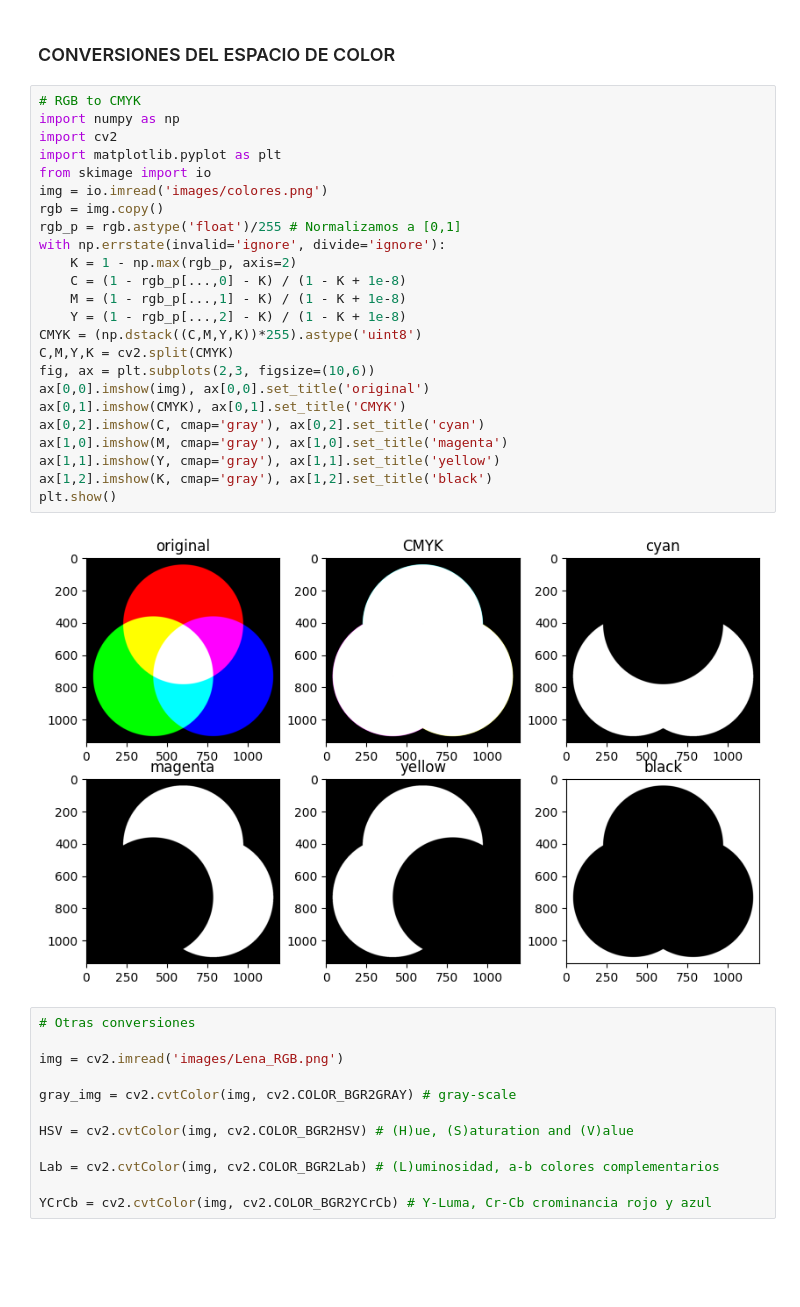
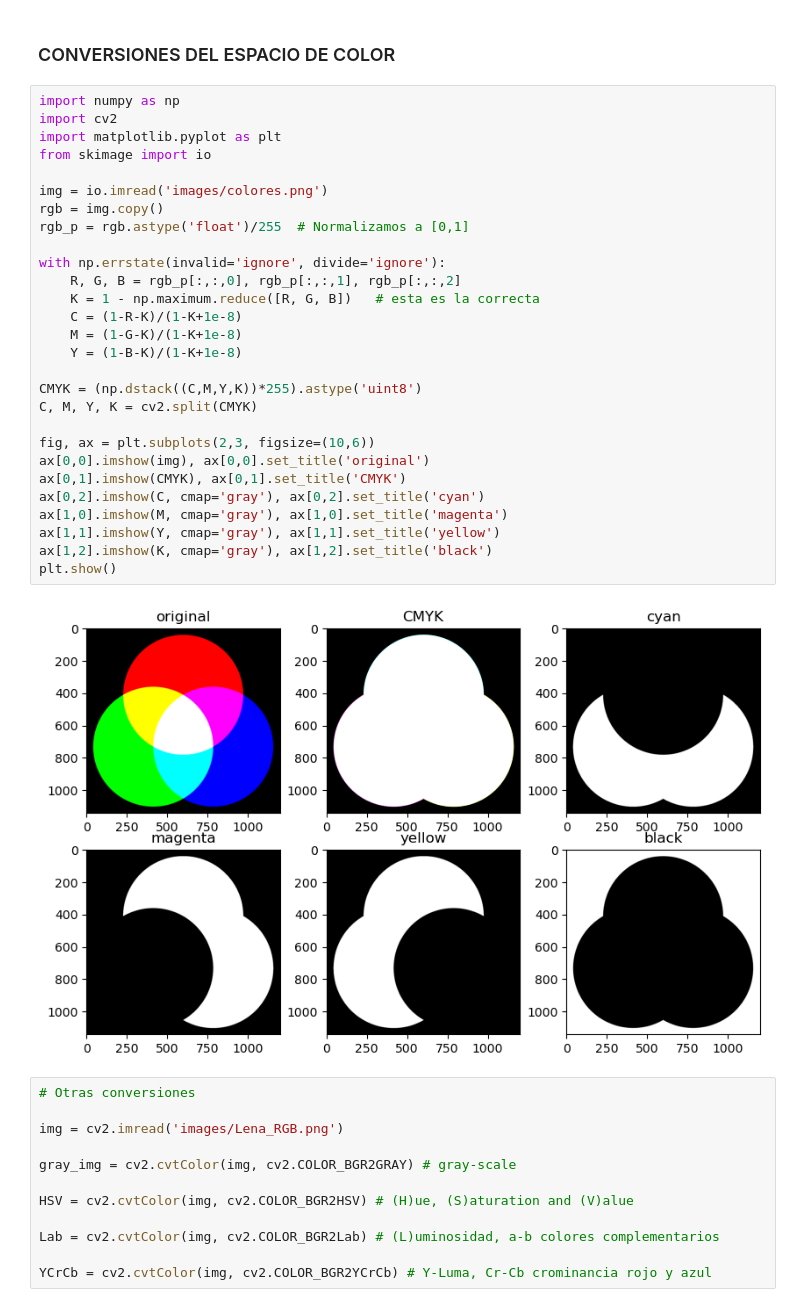
Before and after one commit to ALAN-SVV/Machine-2, a Jupyter notebook: 4-transformaciones.ipynb, the cells around one changed output. Drawn from its saved outputs; the diff is of its cells as text; blank space fills up the shorter version.

```diff
--- a/4-transformaciones.ipynb
+++ b/4-transformaciones.ipynb
@@ -84,31 +83,35 @@ plt.show()
 # %% [markdown]
 ### CONVERSIONES DEL ESPACIO DE COLOR
 # %%
-# RGB to CMYK
 import numpy as np
 import cv2
 import matplotlib.pyplot as plt
 from skimage import io
+
 img = io.imread('images/colores.png')
 rgb = img.copy()
-rgb_p = rgb.astype('float')/255 # Normalizamos a [0,1]
+rgb_p = rgb.astype('float')/255  # Normalizamos a [0,1]
+
 with np.errstate(invalid='ignore', divide='ignore'):
-    K = 1 - np.max(rgb_p, axis=2)
-    C = (1 - rgb_p[...,0] - K) / (1 - K + 1e-8)
-    M = (1 - rgb_p[...,1] - K) / (1 - K + 1e-8)
-    Y = (1 - rgb_p[...,2] - K) / (1 - K + 1e-8)
+    R, G, B = rgb_p[:,:,0], rgb_p[:,:,1], rgb_p[:,:,2]
+    K = 1 - np.maximum.reduce([R, G, B])   # esta es la correcta
+    C = (1-R-K)/(1-K+1e-8)
+    M = (1-G-K)/(1-K+1e-8)
+    Y = (1-B-K)/(1-K+1e-8)
+
 CMYK = (np.dstack((C,M,Y,K))*255).astype('uint8')
-C,M,Y,K = cv2.split(CMYK)
+C, M, Y, K = cv2.split(CMYK)
+
 fig, ax = plt.subplots(2,3, figsize=(10,6))
 ax[0,0].imshow(img), ax[0,0].set_title('original')
 ax[0,1].imshow(CMYK), ax[0,1].set_title('CMYK')
 ax[0,2].imshow(C, cmap='gray'), ax[0,2].set_title('cyan')
 ax[1,0].imshow(M, cmap='gray'), ax[1,0].set_title('magenta')
 ax[1,1].imshow(Y, cmap='gray'), ax[1,1].set_title('yellow')
 ax[1,2].imshow(K, cmap='gray'), ax[1,2].set_title('black')
 plt.show()
 # %% [output]
-[figure, old version]
+[figure, new version]
 # %%
 # Otras conversiones
 
```
Also changed, not shown: parts of 9 cells of this notebook, 5 other files.
